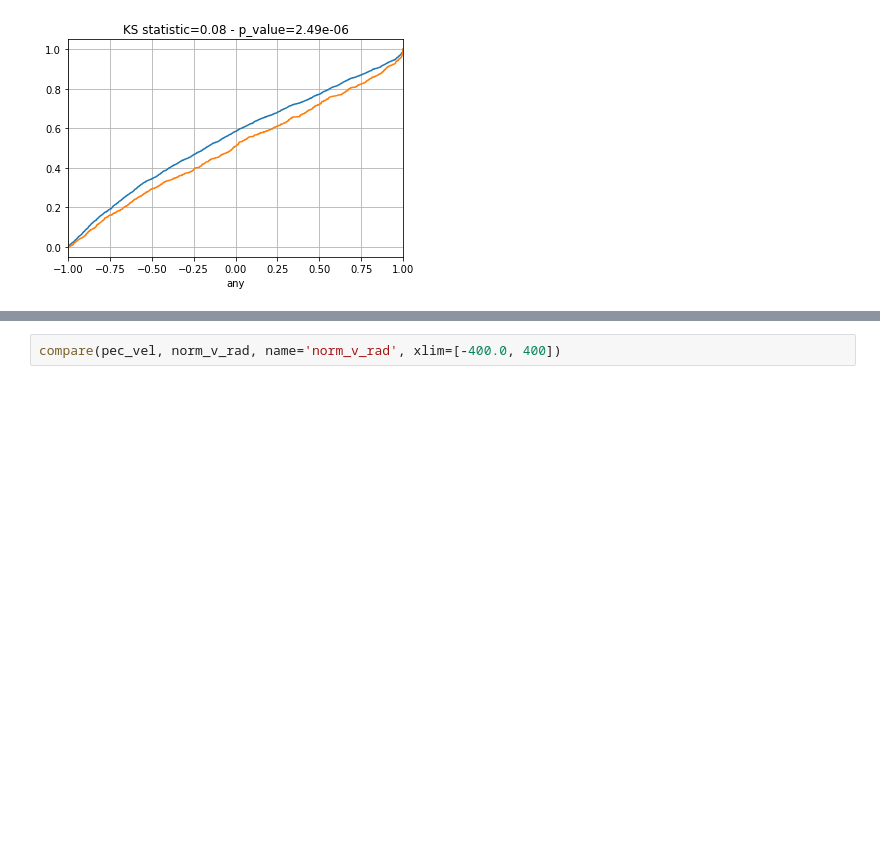
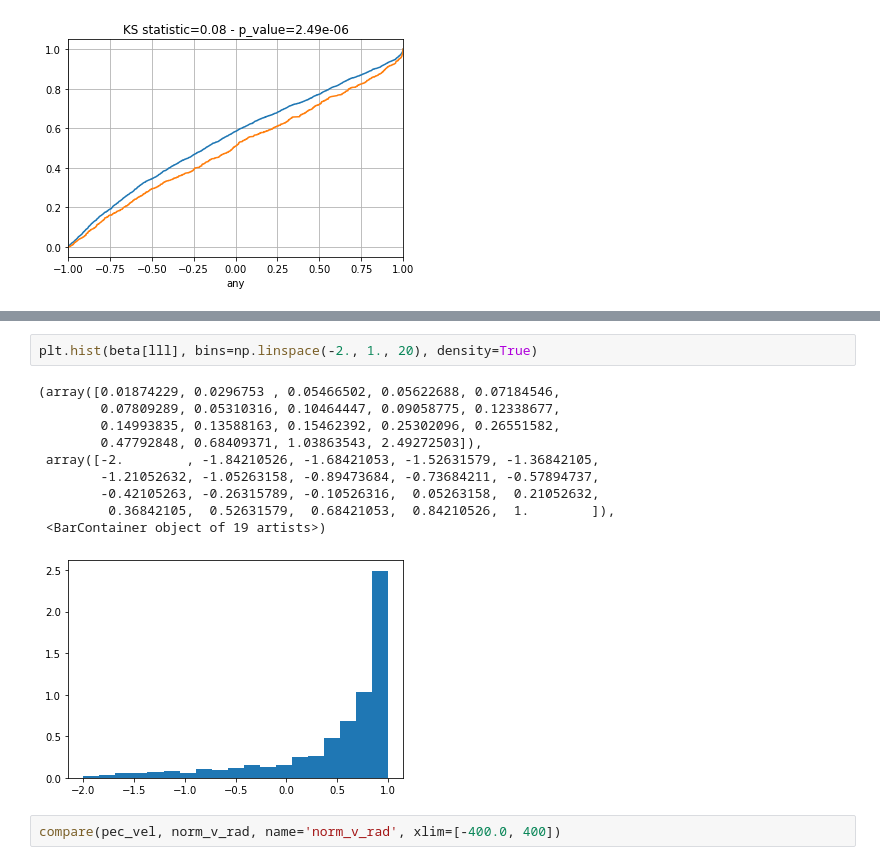
Before and after one commit to forero/PeculiarMotionTNG, a Jupyter notebook: code/explore_pairs.ipynb, the cells around one changed output, grey strips where cells are left out. Drawn from its saved outputs; the diff is of its cells as text; blank space fills up the shorter version.

```diff
--- a/code/explore_pairs.ipynb
+++ b/code/explore_pairs.ipynb
@@ -185,3 +193,16 @@ compare(pec_vel[lll], ((norm_v_tan[lll]**2 - norm_v_rad[lll]**2)/norm_delta_v[ll
+# %%
+plt.hist(beta[lll], bins=np.linspace(-2., 1., 20), density=True)
+# %% [output]
+(array([0.01874229, 0.0296753 , 0.05466502, 0.05622688, 0.07184546,
+        0.07809289, 0.05310316, 0.10464447, 0.09058775, 0.12338677,
+        0.14993835, 0.13588163, 0.15462392, 0.25302096, 0.26551582,
+        0.47792848, 0.68409371, 1.03863543, 2.49272503]),
+ array([-2.        , -1.84210526, -1.68421053, -1.52631579, -1.36842105,
+        -1.21052632, -1.05263158, -0.89473684, -0.73684211, -0.57894737,
+        -0.42105263, -0.26315789, -0.10526316,  0.05263158,  0.21052632,
+         0.36842105,  0.52631579,  0.68421053,  0.84210526,  1.        ]),
+ <BarContainer object of 19 artists>)
+[figure, added]
 # %%
 compare(pec_vel, norm_v_rad, name='norm_v_rad', xlim=[-400.0, 400])
 # %% [output]
```
Also changed, not shown: parts of 2 cells of this notebook.
